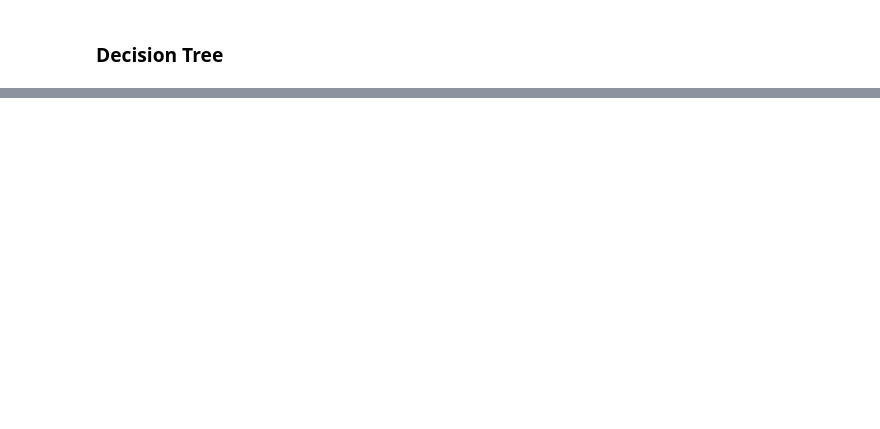
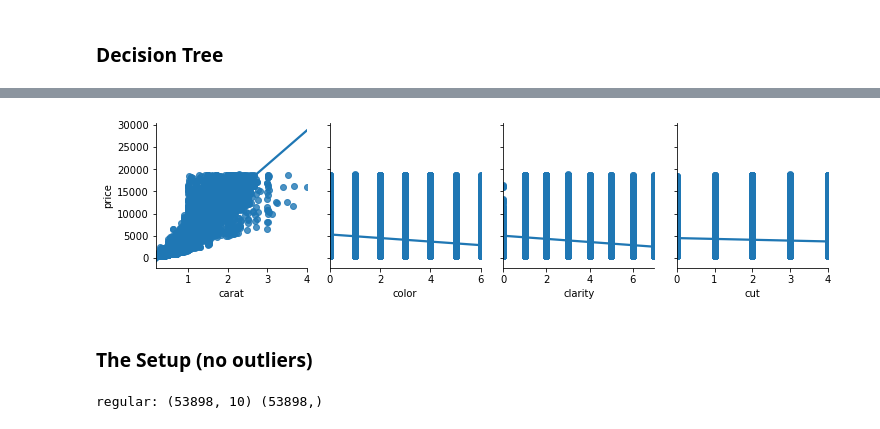
Before and after one commit to s4646/intro-to-data-science, a Jupyter notebook: Regression.ipynb, the cells around one changed output, grey strips where cells are left out. Cells and saved outputs as stored; diff of their text form; code cells hidden in the pictures; blank space fills up the shorter version.

```diff
--- a/Regression.ipynb
+++ b/Regression.ipynb
@@ -627,0 +542,7 @@ pred_dtr = dtr.predict(X_test)
+# %%
+sns.pairplot(data=out, x_vars=quality, y_vars='price', kind='reg')
+plt.show()
+# %% [output]
+[figure, added]
+# %% [markdown]
+### The Setup (no outliers)
@@ -627,0 +552,4 @@ pred_dtr = dtr.predict(X_test)
+# %%
+print('regular:',X.shape,y.shape)
+# %% [output]
+regular: (53898, 10) (53898,)
```
Also changed, not shown: parts of 68 cells of this notebook.
